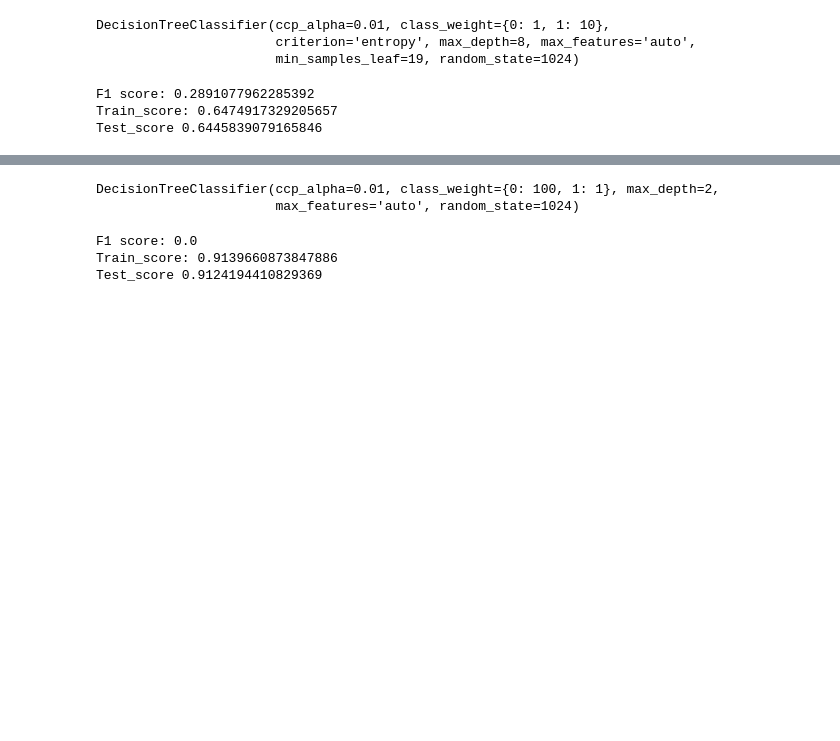
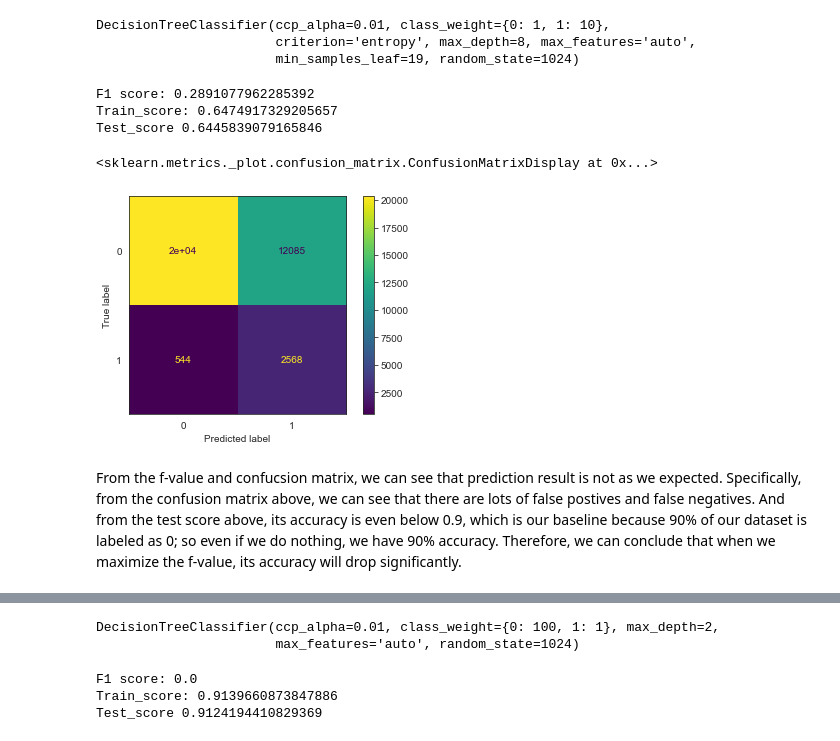
Before and after one commit to COGS118A/Group011-Sp22, a Jupyter notebook: checkpoint2.ipynb, the cells around one changed output, grey strips where cells are left out. Saved outputs shown, nothing was run; the diff lists cells and outputs as text; code cells hidden in the pictures; blank space fills up the shorter version.

```diff
--- a/checkpoint2.ipynb
+++ b/checkpoint2.ipynb
@@ -796,6 +794,16 @@ print("Test_score", test_score_f)
 F1 score: 0.2891077962285392
 Train_score: 0.6474917329205657
 Test_score 0.6445839079165846
+# %%
+#Confusion matrix
+cm1 = confusion_matrix(y_test, y_pred_f, labels=decision_tree_f.classes_)
+disp1 = ConfusionMatrixDisplay(confusion_matrix=cm1, display_labels=decision_tree_f.classes_)
+disp1.plot()
+# %% [output]
+<sklearn.metrics._plot.confusion_matrix.ConfusionMatrixDisplay at 0x...>
+[figure, added]
+# %% [markdown]
+From the f-value and confucsion matrix, we can see that prediction result is not as we expected. Specifically, from the confusion matrix above, we can see that there are lots of false postives and false negatives. And from the test score above, its accuracy is even below 0.9, which is our baseline because 90% of our dataset is labeled as 0; so even if we do nothing, we have 90% accuracy. Therefore, we can conclude that when we maximize the f-value, its accuracy will drop significantly.
 # %%
 # auc, roc curve
 dt1_auc_score = roc_auc_score(y_test, y_pred_f)
```
Also changed, not shown: parts of 24 cells of this notebook.
